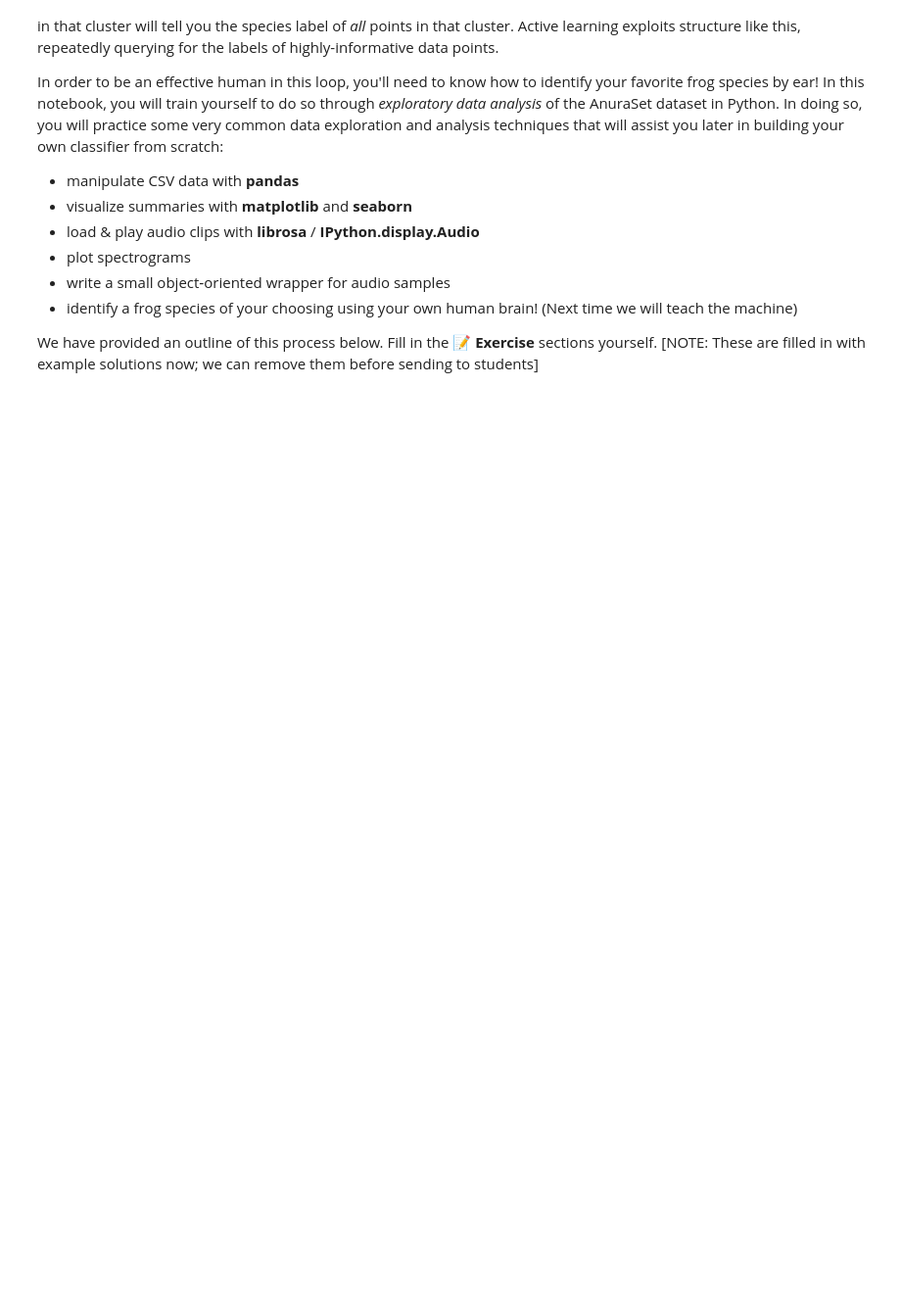
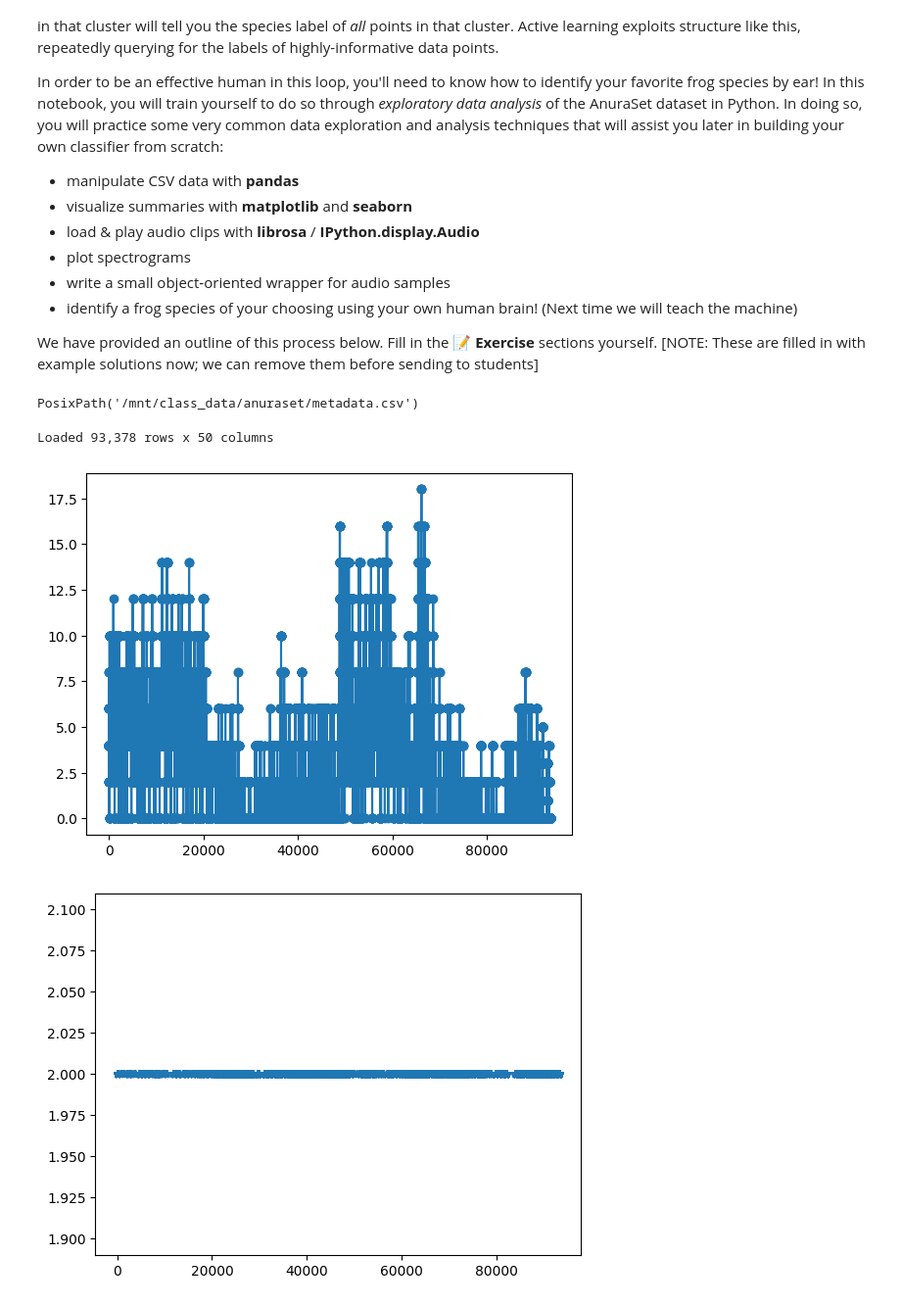
Before and after one commit to joansed/ai-upskilling-audio, a Jupyter notebook: 01_anuraset_explore.ipynb, the cells around one changed output. Shown at 98% size. Cells and saved outputs as stored; diff of their text form; code cells hidden in the pictures; blank space fills up the shorter version.

```diff
--- a/01_anuraset_explore.ipynb
+++ b/01_anuraset_explore.ipynb
@@ -43,6 +43,10 @@ META_PATH = DATA_DIR / 'metadata.csv'
 AUDIO_DIR = DATA_DIR / 'audio'
 
 assert META_PATH.exists(), f"{META_PATH} does not exist. Update DATA_DIR!"
+# %%
+META_PATH
+# %% [output]
+PosixPath('/mnt/class_data/anuraset/metadata.csv')
 # %%
 # ------------------------------------------------------------
 # 📝 Exercise 0 – Load & inspect metadata
@@ -59,10 +63,30 @@ assert META_PATH.exists(), f"{META_PATH} does not exist. Update DATA_DIR!"
 # Try to understand what each column might refer to; check out the AnuraSet paper
 # (https://www.nature.com/articles/s41597-023-02666-2) if anything is not clear.
 # ------------------------------------------------------------
-meta = None # TODO: Fill this in
+meta = pd.read_csv(META_PATH)  #None # TODO: Fill this in
 if meta is not None:
     print(f"Loaded {len(meta):,} rows x {meta.shape[1]} columns")
     meta.head()
+# %% [output]
+Loaded 93,378 rows x 50 columns
+# %%
+#meta.head()
+#meta.columns[0:8]
+meta['species_number']
+plt.figure()
+plt.plot(meta['species_number'], '-o')
+plt.show()
+
+ix = np.where(meta['species_number'] == 2.)[0]
+plt.figure()
+plt.plot(meta['species_number'][ix], '-*')
+plt.show()
+
+# plot the species
+plt.figure()
+# %% [output]
+[figure, added]
+[figure, added]
 # %%
 # ------------------------------------------------------------
 # Species indicator columns
```
Also changed, not shown: parts of 15 cells of this notebook.
